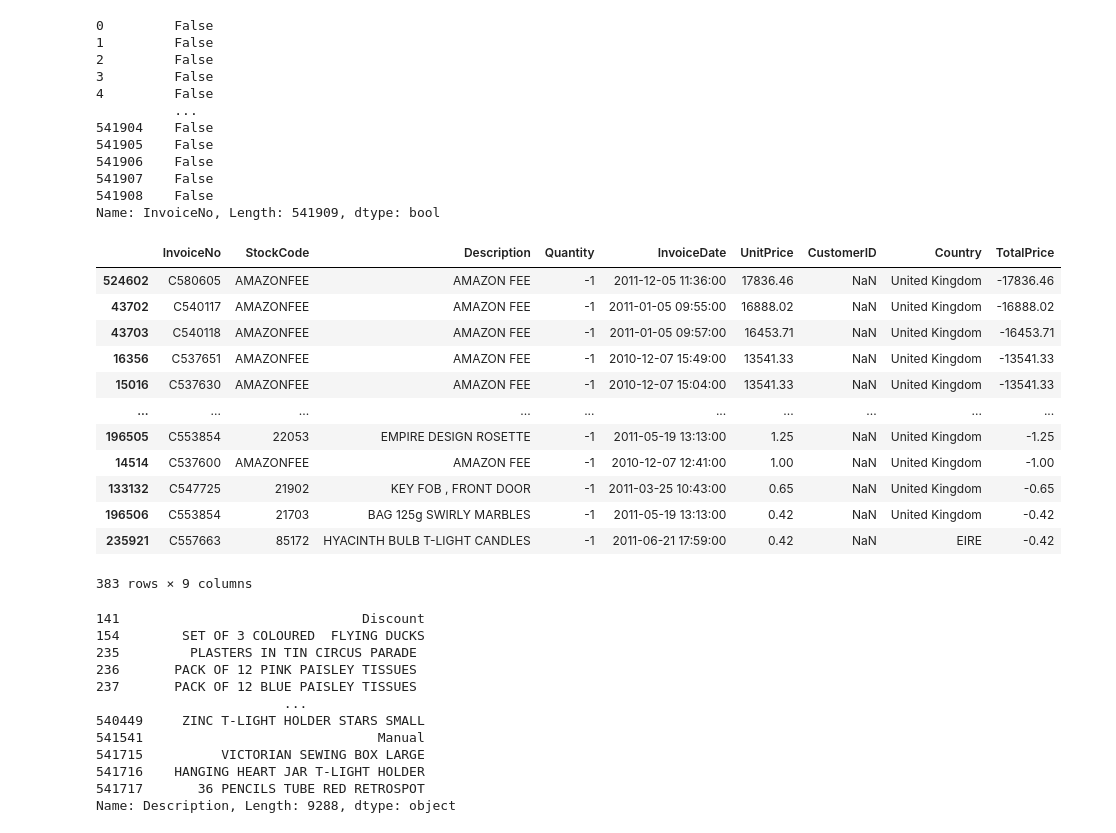
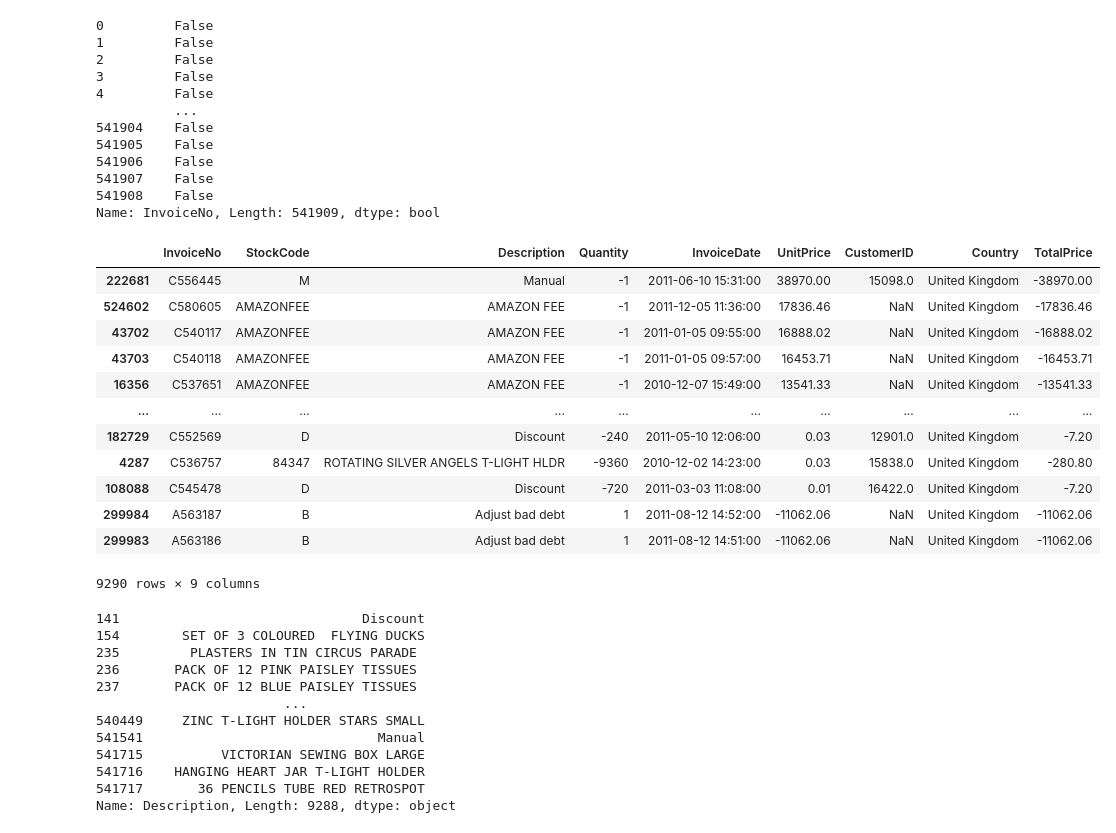
Before and after one commit to ArditFazliu/Analytics-und-Data-Storytelling, a Jupyter notebook: references/project-proposal.ipynb, the cells around one changed output. Saved outputs shown, nothing was run; the diff lists cells and outputs as text; code cells hidden in the pictures.

```diff
--- a/references/project-proposal.ipynb
+++ b/references/project-proposal.ipynb
@@ -234,21 +276,21 @@ df["InvoiceNo"].str.contains(pat = "C")
 541908    False
 Name: InvoiceNo, Length: 541909, dtype: bool
 # %%
-df[(df["TotalPrice"] < 0) & (df["CustomerID"].isna()) & (df["InvoiceNo"].str.contains(pat = "C"))].sort_values(["TotalPrice"], ascending=True)
+df[(df["TotalPrice"] < 0)].sort_values(["UnitPrice"], ascending=False)
 # %% [output]
 |  | InvoiceNo | StockCode | Description | Quantity | InvoiceDate | UnitPrice | CustomerID | Country | TotalPrice |
+| 222681 | C556445 | M | Manual | -1 | 2011-06-10 15:31:00 | 38970.00 | 15098.0 | United Kingdom | -38970.00 |
 | 524602 | C580605 | AMAZONFEE | AMAZON FEE | -1 | 2011-12-05 11:36:00 | 17836.46 | NaN | United Kingdom | -17836.46 |
 | 43702 | C540117 | AMAZONFEE | AMAZON FEE | -1 | 2011-01-05 09:55:00 | 16888.02 | NaN | United Kingdom | -16888.02 |
 | 43703 | C540118 | AMAZONFEE | AMAZON FEE | -1 | 2011-01-05 09:57:00 | 16453.71 | NaN | United Kingdom | -16453.71 |
 | 16356 | C537651 | AMAZONFEE | AMAZON FEE | -1 | 2010-12-07 15:49:00 | 13541.33 | NaN | United Kingdom | -13541.33 |
-| 15016 | C537630 | AMAZONFEE | AMAZON FEE | -1 | 2010-12-07 15:04:00 | 13541.33 | NaN | United Kingdom | -13541.33 |
 | ... | ... | ... | ... | ... | ... | ... | ... | ... | ... |
-| 196505 | C553854 | 22053 | EMPIRE DESIGN ROSETTE | -1 | 2011-05-19 13:13:00 | 1.25 | NaN | United Kingdom | -1.25 |
-| 14514 | C537600 | AMAZONFEE | AMAZON FEE | -1 | 2010-12-07 12:41:00 | 1.00 | NaN | United Kingdom | -1.00 |
-| 133132 | C547725 | 21902 | KEY FOB , FRONT DOOR | -1 | 2011-03-25 10:43:00 | 0.65 | NaN | United Kingdom | -0.65 |
-| 196506 | C553854 | 21703 | BAG 125g SWIRLY MARBLES | -1 | 2011-05-19 13:13:00 | 0.42 | NaN | United Kingdom | -0.42 |
-| 235921 | C557663 | 85172 | HYACINTH BULB T-LIGHT CANDLES | -1 | 2011-06-21 17:59:00 | 0.42 | NaN | EIRE | -0.42 |
+| 182729 | C552569 | D | Discount | -240 | 2011-05-10 12:06:00 | 0.03 | 12901.0 | United Kingdom | -7.20 |
+| 4287 | C536757 | 84347 | ROTATING SILVER ANGELS T-LIGHT HLDR | -9360 | 2010-12-02 14:23:00 | 0.03 | 15838.0 | United Kingdom | -280.80 |
+| 108088 | C545478 | D | Discount | -720 | 2011-03-03 11:08:00 | 0.01 | 16422.0 | United Kingdom | -7.20 |
+| 299984 | A563187 | B | Adjust bad debt | 1 | 2011-08-12 14:52:00 | -11062.06 | NaN | United Kingdom | -11062.06 |
+| 299983 | A563186 | B | Adjust bad debt | 1 | 2011-08-12 14:51:00 | -11062.06 | NaN | United Kingdom | -11062.06 |
-383 rows × 9 columns
+9290 rows × 9 columns
 # %%
 df["Description"][df["InvoiceNo"].str.contains('C')]
 # %% [output]
```
Also changed, not shown: parts of 22 cells of this notebook.
